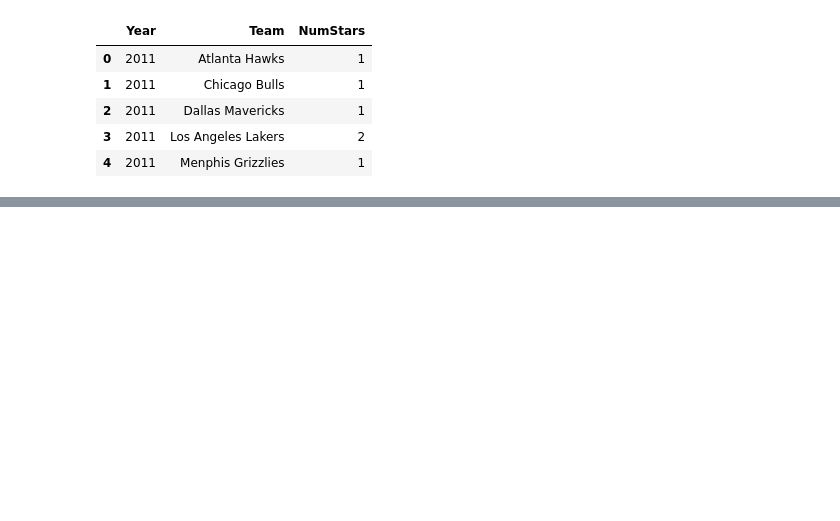
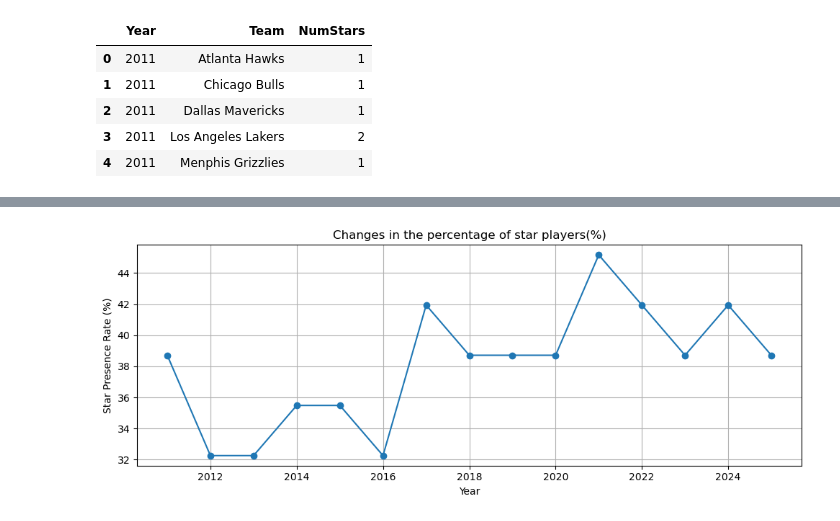
Before and after one commit to shokubohcm/personal_blog, a Jupyter notebook: nba_teamValuation/3_Analysis/Analysis.ipynb, the cells around one changed output, grey strips where cells are left out. Cells and saved outputs as stored; diff of their text form; code cells hidden in the pictures; blank space fills up the shorter version.

```diff
--- a/nba_teamValuation/3_Analysis/Analysis.ipynb
+++ b/nba_teamValuation/3_Analysis/Analysis.ipynb
@@ -40,3 +40,5 @@ star['StarArrival'] = (
       .astype(int)
 )
 star.to_csv('../data/data_star.csv', index=False)
+# %%
+df = pd.read_csv('../data/data_star.csv')
@@ -42,0 +59,13 @@ star.to_csv('../data/data_star.csv', index=False)
+# %%
+star_rate = df.groupby("Year")["StarPresence"].mean() * 100
+
+plt.figure(figsize=(10, 4))
+plt.plot(star_rate.index, star_rate.values, marker="o")
+plt.title("Changes in the percentage of star players(%)")
+plt.xlabel("Year")
+plt.ylabel("Star Presence Rate (%)")
+plt.grid(True)
+plt.tight_layout()
+plt.show()
+# %% [output]
+[figure, added]
```
Also changed, not shown: parts of 6 cells of this notebook.
